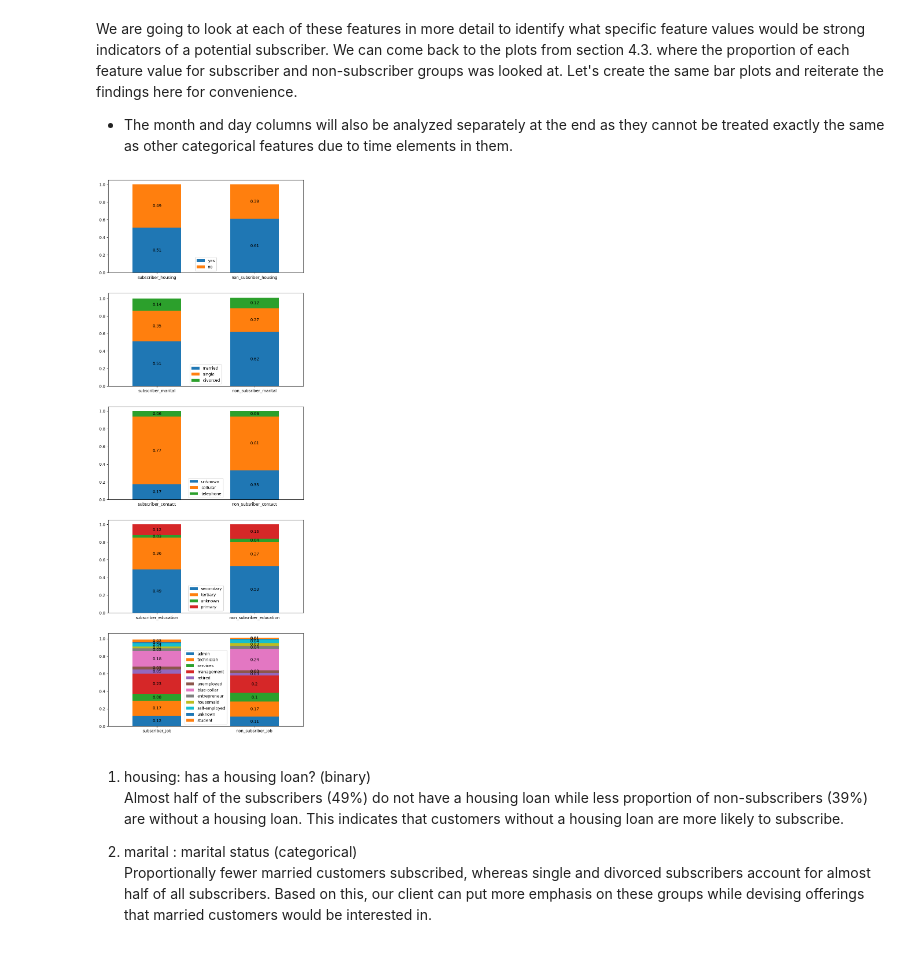
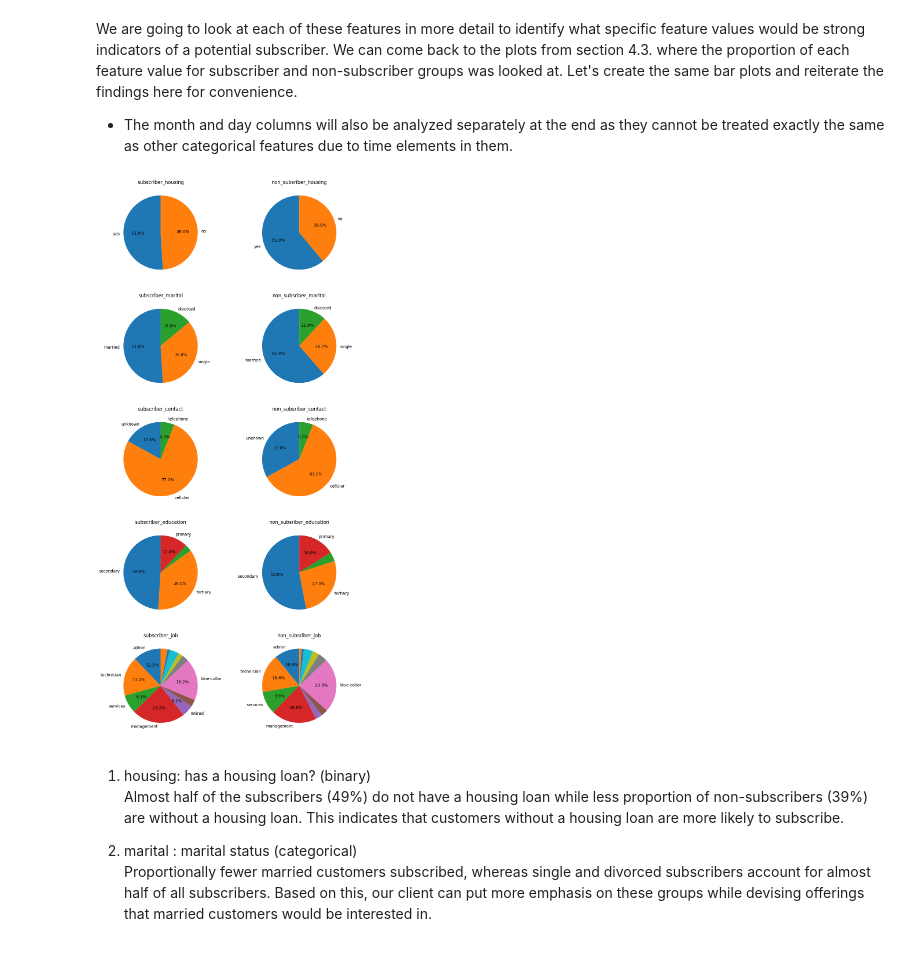
Before and after one commit to henryhyunwookim/Term-Deposit-Marketing, a Jupyter notebook: Term Deposit Marketing.ipynb, the cells around one changed output. Drawn from its saved outputs; the diff is of its cells as text; code cells hidden in the pictures.

```diff
--- a/Term Deposit Marketing.ipynb
+++ b/Term Deposit Marketing.ipynb
@@ -361,12 +361,20 @@ subscribers_df = data_interval_df[data_interval_df['y'] =='yes'].reset_index(dro
 non_subscribers_df = data_interval_df[data_interval_df['y'] =='no'].reset_index(drop=True).drop(['y'], axis=1)
 # %%
 num_cols = data_interval_df.shape[1] - 1
-fig, axes = plt.subplots(num_cols, 1, figsize=(9, 4*num_cols))
+fig, axes = plt.subplots(num_cols, 2, figsize=(9, 4*num_cols))
 plt.tight_layout(pad=3)
 for i, col in enumerate(data_interval_df.drop(['y'], axis=1).columns):
-    ax = axes[i]
-    counts_df = concat_counts_df(df1=subscribers_df, df1_name="subscriber",
-                                 df2=non_subscribers_df, df2_name="non_subsriber",
-                                 column=col)
-    plot_bars(data=counts_df, ax=ax, stacked=True)
+    for j in [0, 1]:
+        ax = axes[i, j]
+        counts_df = concat_counts_df(df1=subscribers_df, df1_name="subscriber",
+                                    df2=non_subscribers_df, df2_name="non_subsriber",
+                                    column=col)
+        values = counts_df.values[j]
+        labels = [col if val >= 0.05 else "" for col, val in zip(counts_df.columns, values)]
+        plot_pies(values=values,
+                  labels=labels,
+                  ax=ax,
+                  title=counts_df.index[j],
+                  autopct=lambda x: ('%1.1f%%' % x) if x > 5 else '',
+                  sort_values=False)
 # %% [output]
@@ -458,16 +466,24 @@ We are going to look at each of these features in more detail to identify what s
 # %%
 cols_to_plot = [top_feature for top_feature in top_features if top_feature not in ['month', 'day']]
 num_cols = len(cols_to_plot)
-fig, axes = plt.subplots(num_cols, 1, figsize=(8, 4*num_cols))
+fig, axes = plt.subplots(num_cols, 2, figsize=(10, 4*num_cols))
 plt.tight_layout(pad=3)
 for i, col in enumerate(cols_to_plot):
-    ax = axes[i]
-    counts_df = concat_counts_df(df1=subscribers_df, df1_name="subscriber",
-                                 df2=non_subscribers_df, df2_name="non_subsriber",
-                                 column=col)
-    plot_bars(data=counts_df, ax=ax, stacked=True)
+    for j in [0, 1]:
+        ax = axes[i, j]
+        counts_df = concat_counts_df(df1=subscribers_df, df1_name="subscriber",
+                                    df2=non_subscribers_df, df2_name="non_subsriber",
+                                    column=col)
+        values = counts_df.values[j]
+        labels = [col if val >= 0.05 else "" for col, val in zip(counts_df.columns, values)]
+        plot_pies(values=values,
+                  labels=labels,
+                  ax=ax,
+                  title=counts_df.index[j],
+                  autopct=lambda x: ('%1.1f%%' % x) if x > 5 else '',
+                  sort_values=False)
 # %% [output]
-[figure, old version]
+[figure, new version]
 # %% [markdown]
 1. housing: has a housing loan? (binary)<br>
 Almost half of the subscribers (49%) do not have a housing loan while less proportion of non-subscribers (39%) are without a housing loan. This indicates that customers without a housing loan are more likely to subscribe.
```
Also changed, not shown: parts of 7 cells of this notebook.
